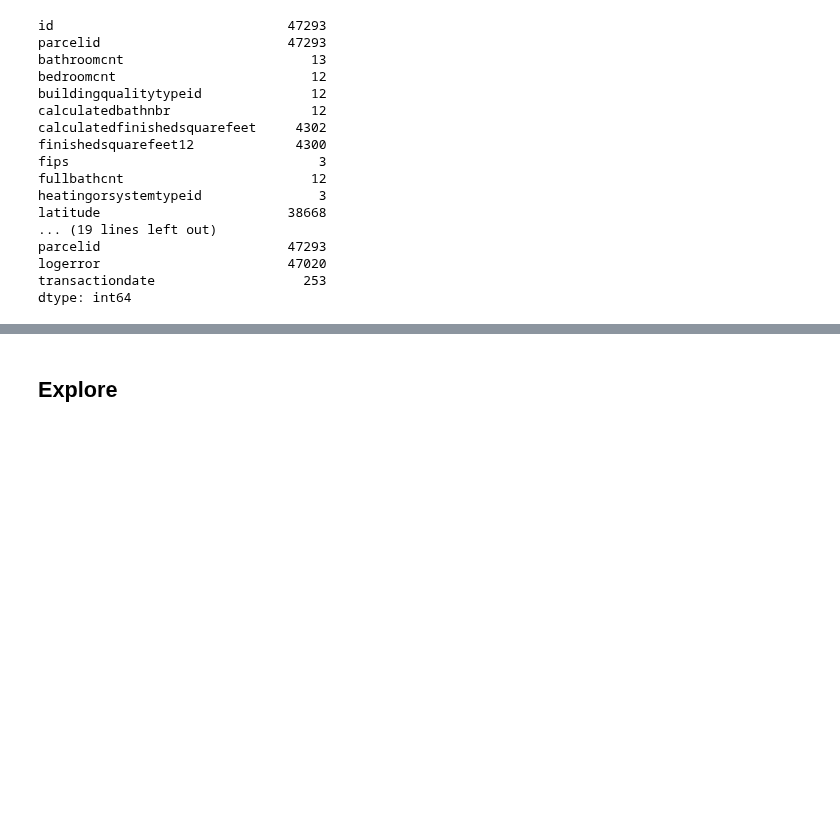
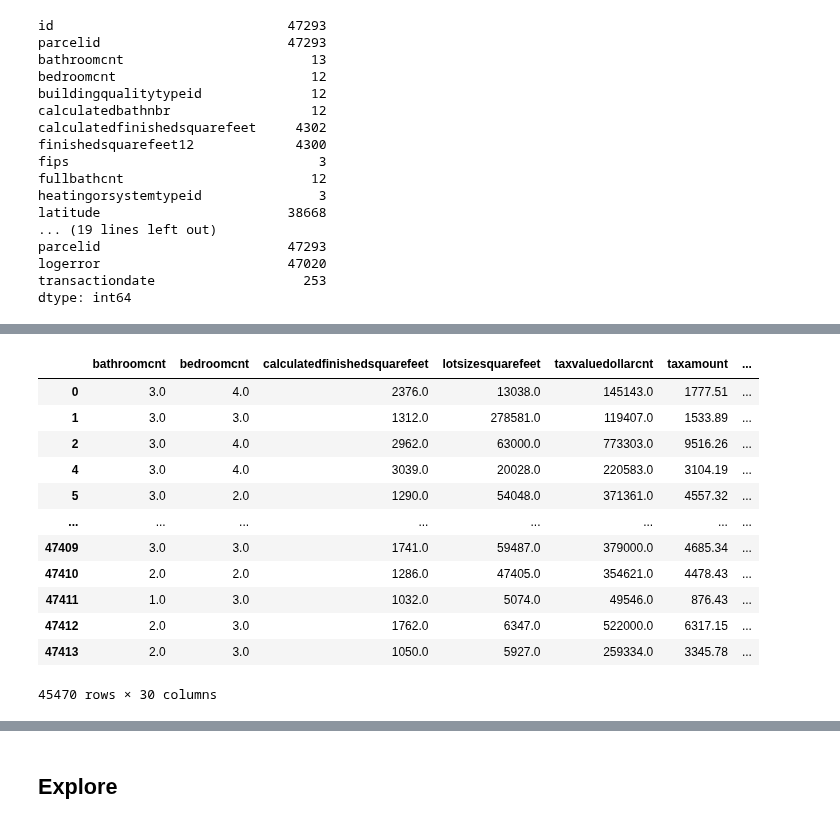
Before and after one commit to SamuelD-Data/zillow_clustering_project, a Jupyter notebook: zillow_clustering_project_notebook.ipynb, the cells around one changed output, grey strips where cells are left out. Cells and saved outputs as stored; diff of their text form; code cells hidden in the pictures; blank space fills up the shorter version.

```diff
--- a/zillow_clustering_project_notebook.ipynb
+++ b/zillow_clustering_project_notebook.ipynb
@@ -302,0 +375,3 @@ drop_selected_columns(df)
+# %%
+# drop all rows with missing values
+df.dropna(inplace=True)
@@ -319,0 +427,6 @@ dtype: int64
+# %%
+# saving resulting df to variable
+df = zillow_dummy(df)
+
+# previewing dummy data
+df.head()
@@ -319,0 +440,41 @@ dtype: int64
+# %%
+def get_upper_outliers(s, k):
+    '''
+    Given a series and a cutoff value, k, returns the upper outliers for the
+    series.
+
+    The values returned will be either 0 (if the point is not an outlier), or a
+    number that indicates how far away from the upper bound the observation is.
+    '''
+    q1, q3 = s.quantile([.25, .75])
+    iqr = q3 - q1
+    upper_bound = q3 + k * iqr
+    return s.apply(lambda x: max([x - upper_bound, 0]))
+
+def add_upper_outlier_columns(df, k):
+    '''
+    Add a column with the suffix _outliers for all the numeric columns
+    in the given dataframe.
+    '''
+    #outliers_df = pd.DataFrame()
+
+    for col in df.select_dtypes('number'):
+        df[col + '_outliers'] = get_upper_outliers(df[col], k)
+
+    return df
+
+add_upper_outlier_columns(df, k=200)
+# %% [output]
+|  | bathroomcnt | bedroomcnt | calculatedfinishedsquarefeet | lotsizesquarefeet | taxvaluedollarcnt | taxamount | ... |
+| 0 | 3.0 | 4.0 | 2376.0 | 13038.0 | 145143.0 | 1777.51 | ... |
+| 1 | 3.0 | 3.0 | 1312.0 | 278581.0 | 119407.0 | 1533.89 | ... |
+| 2 | 3.0 | 4.0 | 2962.0 | 63000.0 | 773303.0 | 9516.26 | ... |
+| 4 | 3.0 | 4.0 | 3039.0 | 20028.0 | 220583.0 | 3104.19 | ... |
+| 5 | 3.0 | 2.0 | 1290.0 | 54048.0 | 371361.0 | 4557.32 | ... |
+| ... | ... | ... | ... | ... | ... | ... | ... |
+| 47409 | 3.0 | 3.0 | 1741.0 | 59487.0 | 379000.0 | 4685.34 | ... |
+| 47410 | 2.0 | 2.0 | 1286.0 | 47405.0 | 354621.0 | 4478.43 | ... |
+| 47411 | 1.0 | 3.0 | 1032.0 | 5074.0 | 49546.0 | 876.43 | ... |
+| 47412 | 2.0 | 3.0 | 1762.0 | 6347.0 | 522000.0 | 6317.15 | ... |
+| 47413 | 2.0 | 3.0 | 1050.0 | 5927.0 | 259334.0 | 3345.78 | ... |
+45470 rows × 30 columns
```
Also changed, not shown: parts of 25 cells of this notebook.
